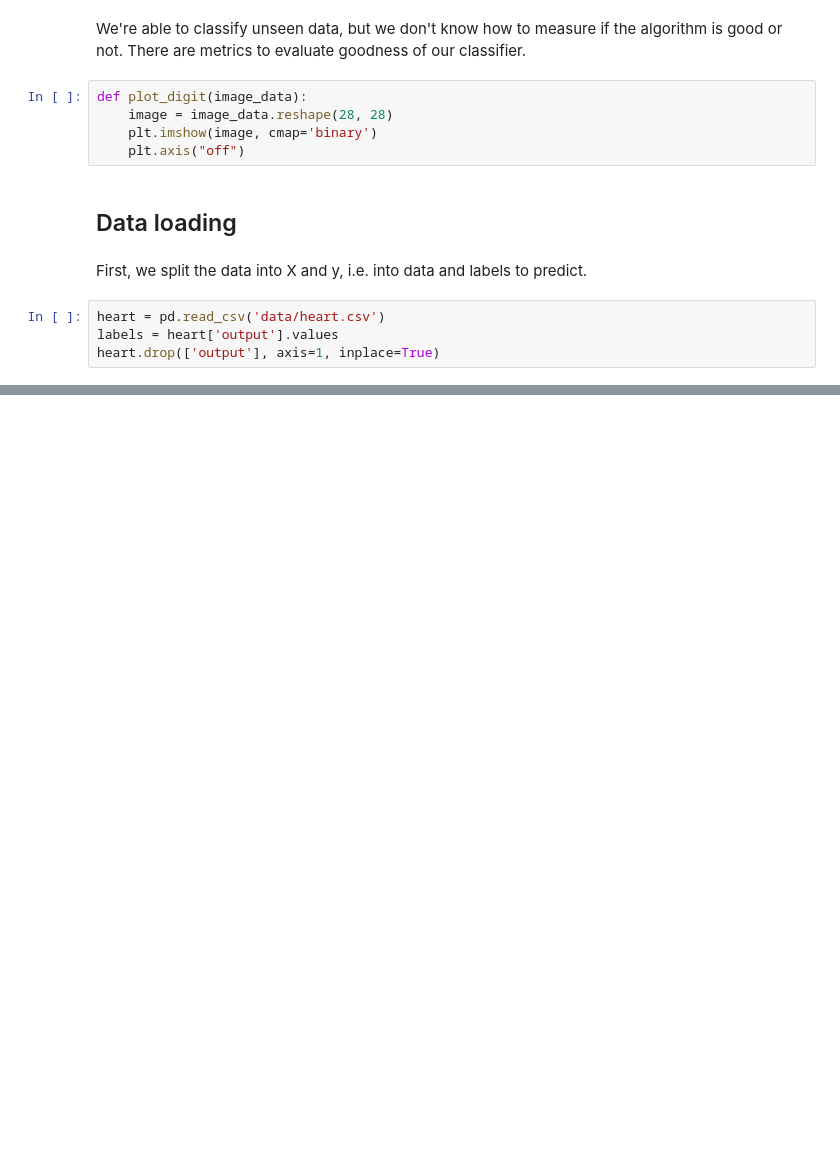
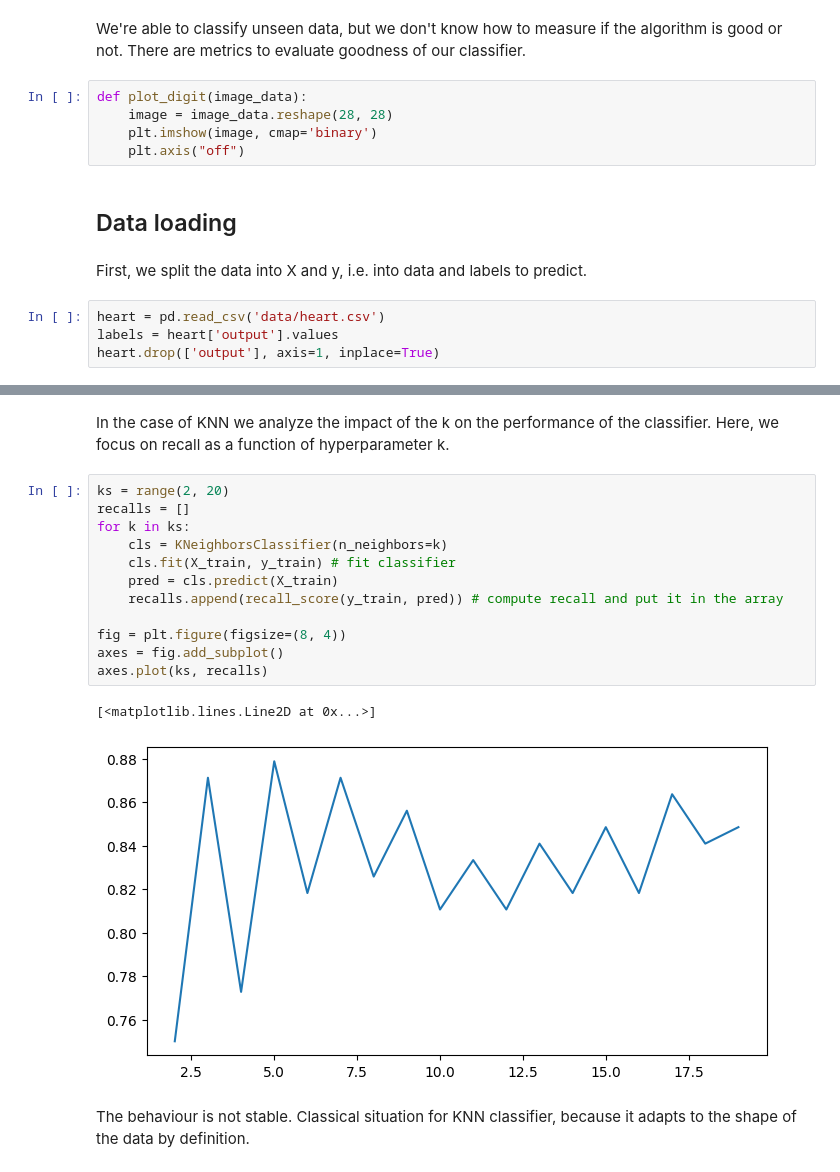
Before and after one commit to SandytheTraveller/Machine-Learning-Course, a Jupyter notebook: lecture_4_performance_for_classification.ipynb, the cells around one changed output, grey strips where cells are left out. Saved outputs shown, nothing was run; the diff lists cells and outputs as text; blank space fills up the shorter version.

Commit message:
performance

```diff
--- a/lecture_4_performance_for_classification.ipynb
+++ b/lecture_4_performance_for_classification.ipynb
@@ -43,0 +129,19 @@ X = heart_ct.fit_transform(heart)
+# %% [markdown]
+In the case of KNN we analyze the impact of the k on the performance of the classifier. Here, we focus on recall as a function of hyperparameter k.
+# %%
+ks = range(2, 20)
+recalls = []
+for k in ks:
+    cls = KNeighborsClassifier(n_neighbors=k)
+    cls.fit(X_train, y_train) # fit classifier
+    pred = cls.predict(X_train)
+    recalls.append(recall_score(y_train, pred)) # compute recall and put it in the array
+
+fig = plt.figure(figsize=(8, 4))
+axes = fig.add_subplot()
+axes.plot(ks, recalls)
+# %% [output]
+[<matplotlib.lines.Line2D at 0x...>]
+[figure, added]
+# %% [markdown]
+The behaviour is not stable. Classical situation for KNN classifier, because it adapts to the shape of the data by definition.
```
Also changed, not shown: parts of 20 cells of this notebook.
